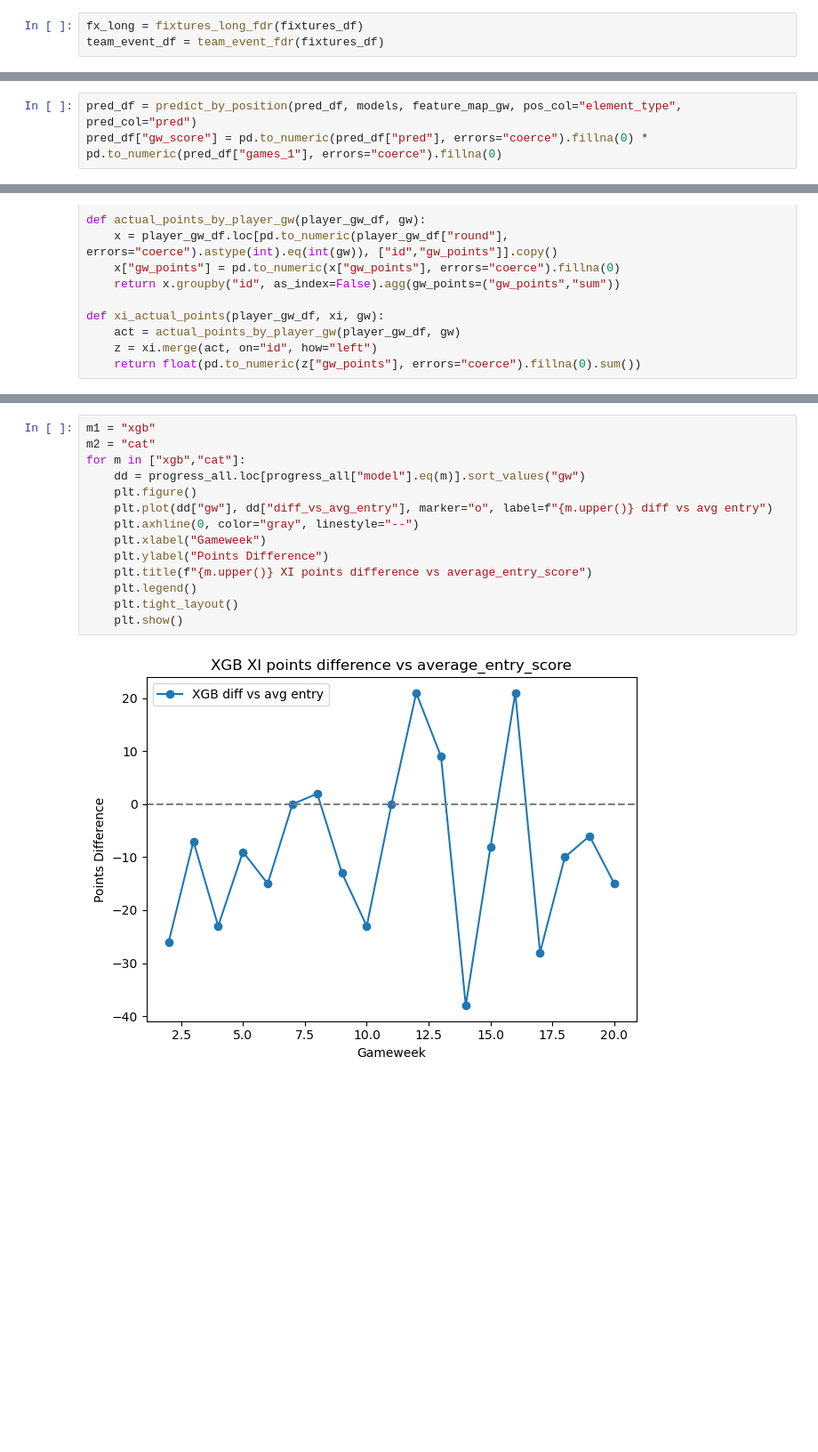
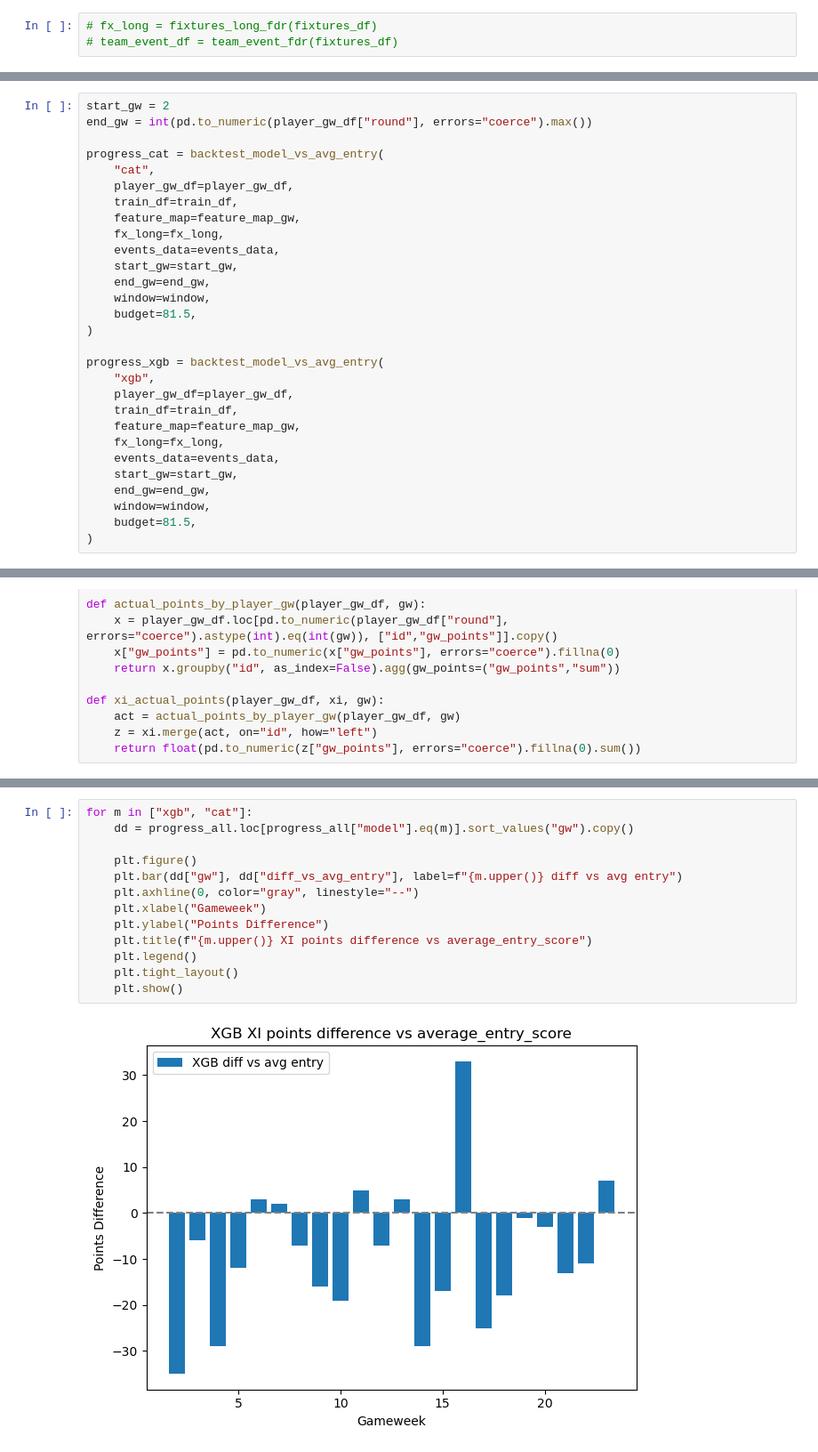
Before and after one commit to Adham-Elzawawi/Fantasy-Premier-League, a Jupyter notebook: FPL.ipynb, the cells around one changed output, grey strips where cells are left out. Shown at 89% size. Cells and saved outputs as stored; diff of their text form; blank space fills up the shorter version.

```diff
--- a/FPL.ipynb
+++ b/FPL.ipynb
@@ -675,3 +771,3 @@ def team_event_fdr(fixtures_df):
 # %%
-fx_long = fixtures_long_fdr(fixtures_df)
-team_event_df = team_event_fdr(fixtures_df)
+# fx_long = fixtures_long_fdr(fixtures_df)
+# team_event_df = team_event_fdr(fixtures_df)
@@ -1060,3 +888,0 @@ pred_df["team_name"] = pred_df["team"].map(team_name_map).fillna(pred_df["team"]
-# %%
-pred_df = predict_by_position(pred_df, models, feature_map_gw, pos_col="element_type", pred_col="pred")
-pred_df["gw_score"] = pd.to_numeric(pred_df["pred"], errors="coerce").fillna(0) * pd.to_numeric(pred_df["games_1"], errors="coerce").fillna(0)
@@ -1123,0 +1008,29 @@ role      player pos team team     opp  cost  pred_gw_pts  gw_score
+# %%
+start_gw = 2
+end_gw = int(pd.to_numeric(player_gw_df["round"], errors="coerce").max())
+
+progress_cat = backtest_model_vs_avg_entry(
+    "cat",
+    player_gw_df=player_gw_df,
+    train_df=train_df,
+    feature_map=feature_map_gw,
+    fx_long=fx_long,
+    events_data=events_data,
+    start_gw=start_gw,
+    end_gw=end_gw,
+    window=window,
+    budget=81.5,
+)
+
+progress_xgb = backtest_model_vs_avg_entry(
+    "xgb",
+    player_gw_df=player_gw_df,
+    train_df=train_df,
+    feature_map=feature_map_gw,
+    fx_long=fx_long,
+    events_data=events_data,
+    start_gw=start_gw,
+    end_gw=end_gw,
+    window=window,
+    budget=81.5,
+)
@@ -1368,16 +1306,15 @@ summary
 # %%
-m1 = "xgb"
-m2 = "cat"
-for m in ["xgb","cat"]:
-    dd = progress_all.loc[progress_all["model"].eq(m)].sort_values("gw")
+for m in ["xgb", "cat"]:
+    dd = progress_all.loc[progress_all["model"].eq(m)].sort_values("gw").copy()
+
     plt.figure()
-    plt.plot(dd["gw"], dd["diff_vs_avg_entry"], marker="o", label=f"{m.upper()} diff vs avg entry")
+    plt.bar(dd["gw"], dd["diff_vs_avg_entry"], label=f"{m.upper()} diff vs avg entry")
     plt.axhline(0, color="gray", linestyle="--")
     plt.xlabel("Gameweek")
     plt.ylabel("Points Difference")
     plt.title(f"{m.upper()} XI points difference vs average_entry_score")
     plt.legend()
     plt.tight_layout()
     plt.show()
 # %% [output]
-[figure, old version]
+[figure, new version]
```
Also changed, not shown: parts of 41 cells of this notebook.
